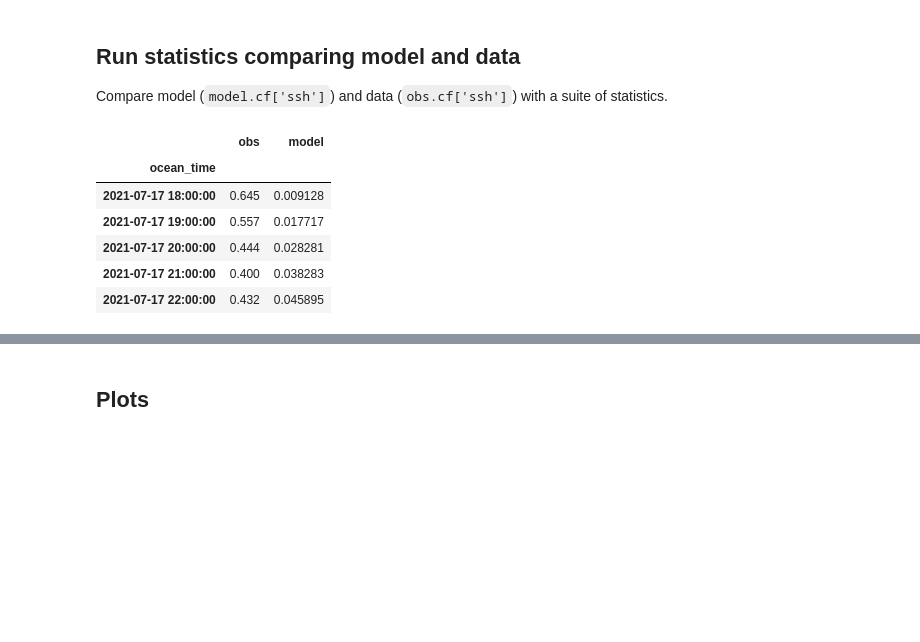
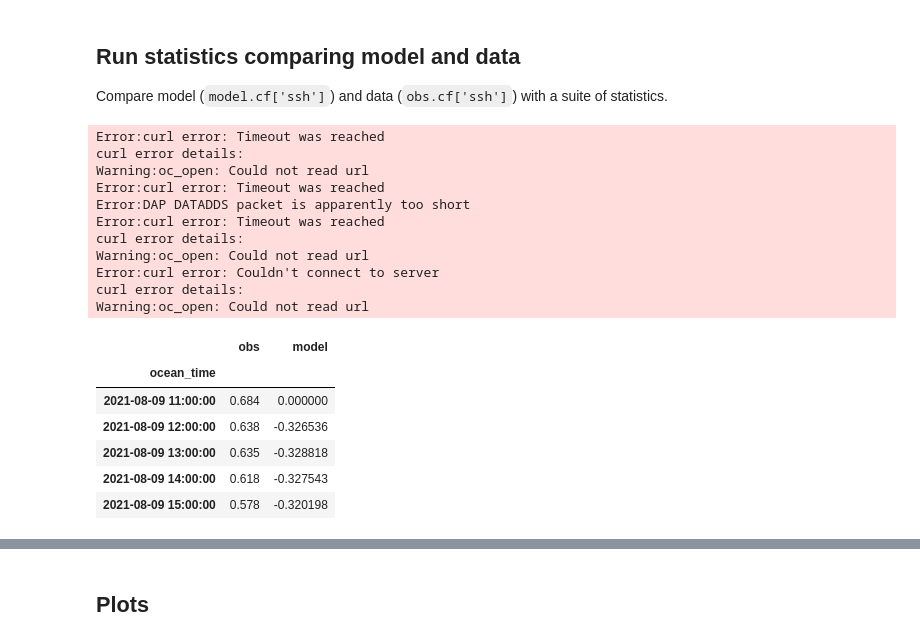
Before and after one commit to axiom-data-science/ocean-model-skill-assessor, a Jupyter notebook: notebooks/prototype.ipynb, the cells around one changed output, grey strips where cells are left out. Saved outputs shown, nothing was run; the diff lists cells and outputs as text; code cells hidden in the pictures; blank space fills up the shorter version.

```diff
--- a/notebooks/prototype.ipynb
+++ b/notebooks/prototype.ipynb
@@ -110,0 +115,11 @@ for i, dataset_ids in enumerate(data.dataset_ids):
+# %%
+# remove ids from dataset_ids by list
+ids_to_remove = ['noaa_nos_co_ops_8738043', 'noaa_nos_co_ops_8732828', 'noaa_nos_co_ops_8735523', 'noaa_nos_co_ops_8735391',
+                 'noaa_nos_co_ops_8736897', 'noaa_nos_co_ops_8737048', 'noaa_nos_co_ops_8737138', 'noaa_nos_co_ops_8735180',
+                 'noaa_nos_co_ops_8739803', 'noaa_nos_co_ops_8740166', 'noaa_nos_co_ops_8741533', 'noaa_nos_co_ops_8741041']
+for id_remove in ids_to_remove:
+    try:
+        ind = data.dataset_ids.index(id_remove)
+        data.dataset_ids.pop(ind)
+    except:
+        pass
@@ -138,0 +141,3 @@ Attributes:
+# %%
+dataset_id = 'noaa_nos_co_ops_8770822'
+data[dataset_id].cf['ssh']
@@ -172,0 +166,3 @@ Attributes: (12/53)
+# %%
+obs = data.qc(dataset_ids=dataset_id, verbose=True)
+obs[dataset_id]
@@ -176,8 +197,8 @@ Attributes: (12/53)
 Extract the model output at the longitude and latitude of the dataset, which has a single location and time series data. Also just extract the sea surface height variable from the model. The result is called `model`.
 # %%
 # data locations to calculate model at
-lon = float(obs.cf['longitude'])
-lat = float(obs.cf['latitude'])
+lon = float(obs[dataset_id].cf['longitude'])
+lat = float(obs[dataset_id].cf['latitude'])
 T = None
 # only compare surface
 Z = None
@@ -212,16 +233,27 @@ Attributes: (0)
 Compare model (`model.cf['ssh']`) and data (`obs.cf['ssh']`) with a suite of statistics.
 # %%
 # Combine and align the two time series of ssh
-df = omsa.stats._align(obs.cf['ssh'], model.cf['ssh'])
+df = omsa.stats._align(obs[dataset_id].cf['ssh'], model.cf['ssh'])
 df.head()
 # %% [output]
+Error:curl error: Timeout was reached
+curl error details:
+Warning:oc_open: Could not read url
+Error:curl error: Timeout was reached
+Error:DAP DATADDS packet is apparently too short
+Error:curl error: Timeout was reached
+curl error details:
+Warning:oc_open: Could not read url
+Error:curl error: Couldn't connect to server
+curl error details:
+Warning:oc_open: Could not read url
 |  | obs | model |
 | ocean_time |  |  |
-| 2021-07-17 18:00:00 | 0.645 | 0.009128 |
-| 2021-07-17 19:00:00 | 0.557 | 0.017717 |
-| 2021-07-17 20:00:00 | 0.444 | 0.028281 |
-| 2021-07-17 21:00:00 | 0.400 | 0.038283 |
-| 2021-07-17 22:00:00 | 0.432 | 0.045895 |
+| 2021-08-09 11:00:00 | 0.684 | 0.000000 |
+| 2021-08-09 12:00:00 | 0.638 | -0.326536 |
+| 2021-08-09 13:00:00 | 0.635 | -0.328818 |
+| 2021-08-09 14:00:00 | 0.618 | -0.327543 |
+| 2021-08-09 15:00:00 | 0.578 | -0.320198 |
 # %%
 %%time
 df.omsa.compute_stats
```
Also changed, not shown: parts of 18 cells of this notebook, 12 other files.
